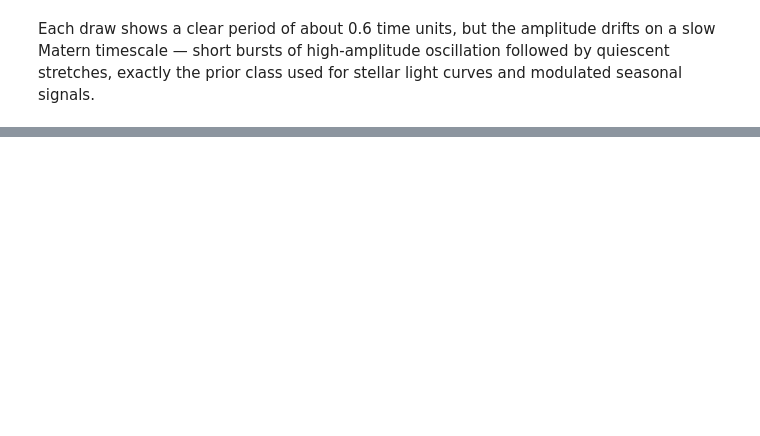
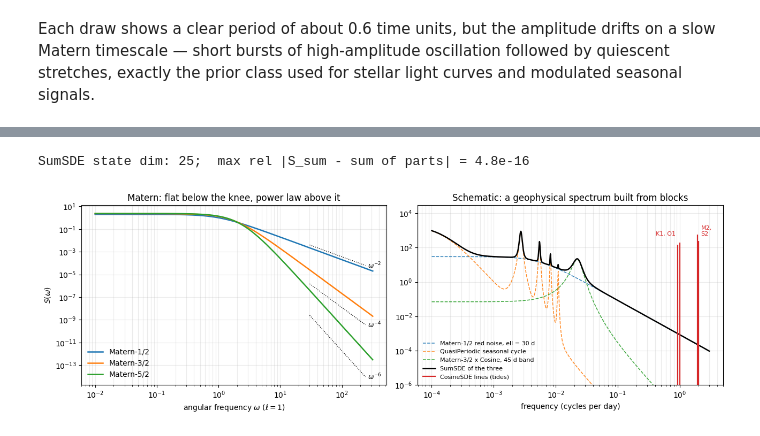
Before and after one commit to jejjohnson/pyrox, a Jupyter notebook: docs/notebooks/ssm/markov_gp_sde_kernels.ipynb, the cells around one changed output, grey strips where cells are left out. Saved outputs shown, nothing was run; the diff lists cells and outputs as text; code cells hidden in the pictures; blank space fills up the shorter version.

```diff
--- a/docs/notebooks/ssm/markov_gp_sde_kernels.ipynb
+++ b/docs/notebooks/ssm/markov_gp_sde_kernels.ipynb
@@ -606,0 +635,67 @@ Each draw shows a clear period of about 0.6 time units, but the amplitude drifts
+# %%
+days_per_year = 365.25
+red_noise = MaternSDE(variance=0.5, lengthscale=30.0, order=0)
+seasonal = QuasiPeriodicSDE(
+    MaternSDE(variance=1.0, lengthscale=5.0 * days_per_year, order=1),
+    PeriodicSDE(variance=1.0, lengthscale=1.0, period=days_per_year, n_harmonics=4),
+)
+intraseasonal = ProductSDE(
+    MaternSDE(variance=0.3, lengthscale=60.0, order=1),
+    CosineSDE(variance=1.0, frequency=2.0 * jnp.pi / 45.0),
+)
+blocks = {
+    "Matern-1/2 red noise, ell = 30 d": red_noise,
+    "QuasiPeriodic seasonal cycle": seasonal,
+    "Matern-3/2 x Cosine, 45 d band": intraseasonal,
+}
+schematic = SumSDE(tuple(blocks.values()))
+# Tidal constituent periods in hours (M2, S2, K1, O1), as in classical harmonic analysis.
+tides_h = {"M2": 12.4206, "S2": 12.0000, "K1": 23.9345, "O1": 25.8193}
+tide_var = {"M2": 0.6, "S2": 0.25, "K1": 0.2, "O1": 0.15}
+
+cpd = jnp.logspace(-4, jnp.log10(3.0), 1500)  # cycles per day
+omega = 2.0 * jnp.pi * cpd
+S_parts = {name: sde_psd(sde, omega) for name, sde in blocks.items()}
+S_sum = sde_psd(schematic, omega)
+rel = jnp.max(jnp.abs(S_sum - sum(S_parts.values())) / S_sum)
+print(
+    f"SumSDE state dim: {schematic.state_dim};  max rel |S_sum - sum of parts| = {float(rel):.1e}"
+)
+
+fig, axes = plt.subplots(1, 2, figsize=(13, 4.4))
+w = jnp.logspace(-2, 2.5, 400)
+for p in (0, 1, 2):
+    sde = MaternSDE(variance=1.0, lengthscale=1.0, order=p)
+    axes[0].loglog(w, sde_psd(sde, w), lw=1.8, label=f"Matern-{2 * p + 1}/2")
+for slope, x0, y0 in ((-2, 30.0, 4e-3), (-4, 30.0, 1.5e-6), (-6, 30.0, 2.5e-9)):
+    xs = jnp.array([x0, 8 * x0])
+    axes[0].loglog(xs, y0 * (xs / x0) ** slope, "k:", lw=1.0)
+    axes[0].text(
+        xs[-1] * 1.1, y0 * 8.0**slope, rf"$\omega^{{{slope}}}$", fontsize=9, va="center"
+    )
+axes[0].set_xlabel(r"angular frequency $\omega$ ($\ell = 1$)")
+axes[0].set_ylabel(r"$S(\omega)$")
+axes[0].set_title("Matern: flat below the knee, power law above it")
+axes[0].grid(alpha=0.25, which="both")
+axes[0].legend(frameon=False, loc="lower left")
+
+for name, S in S_parts.items():
+    axes[1].loglog(cpd, S, "--", lw=1.1, alpha=0.9, label=name)
+axes[1].loglog(cpd, S_sum, color="k", lw=1.8, label="SumSDE of the three")
+y_top = float(S_sum.max())
+for name, period_h in tides_h.items():
+    f_t = 24.0 / period_h
+    axes[1].vlines(f_t, 1e-6, tide_var[name] * y_top, color="C3", lw=1.6)
+axes[1].text(0.85, 0.5 * y_top, "K1, O1", color="C3", fontsize=8, ha="right")
+axes[1].text(2.2, 0.5 * y_top, "M2,\nS2", color="C3", fontsize=8, ha="left")
+axes[1].plot([], [], color="C3", lw=1.6, label="CosineSDE lines (tides)")
+axes[1].set_ylim(1e-6, 30 * y_top)
+axes[1].set_xlabel("frequency (cycles per day)")
+axes[1].set_title("Schematic: a geophysical spectrum built from blocks")
+axes[1].grid(alpha=0.25, which="both")
+axes[1].legend(frameon=False, loc="lower left", fontsize=8)
+fig.tight_layout()
+plt.show()
+# %% [output]
+SumSDE state dim: 25;  max rel |S_sum - sum of parts| = 4.8e-16
+[figure, added]
```
Also changed, not shown: parts of 19 cells of this notebook.
